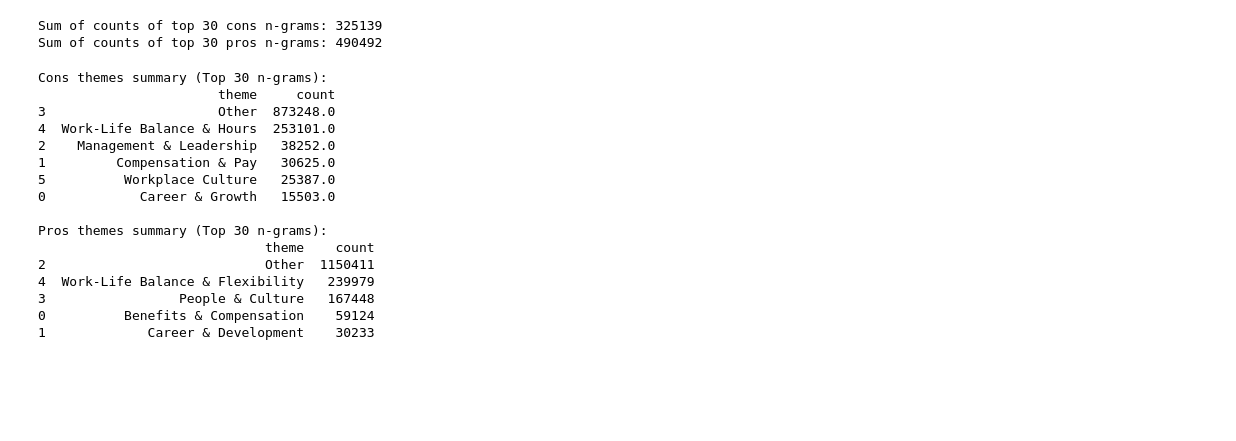
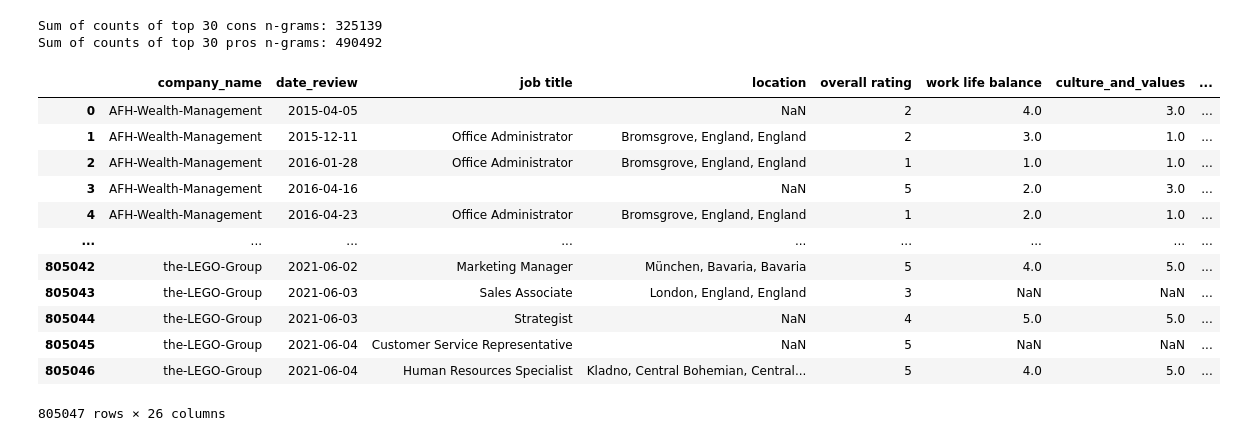
Before and after one commit to javainius/glassdoor-job-review-analysis, a Jupyter notebook: glassdoor.ipynb, the cells around one changed output. Saved outputs shown, nothing was run; the diff lists cells and outputs as text; code cells hidden in the pictures; blank space fills up the shorter version.

Commit message:
prepared top themes and top ngrams for chart making

```diff
--- a/glassdoor.ipynb
+++ b/glassdoor.ipynb
@@ -330,3 +304,6 @@ df.to_csv("glassdoor_job_reviews_optimized.csv", index=False)
 # %% [output]
 Processing 'Pros'...
 Processing 'Cons'...
+# %%
+# Load the optimized reviews file into df
+df = pd.read_csv("glassdoor_job_reviews_optimized.csv")
@@ -386,3 +363,13 @@ Sum of counts of top 30 pros n-grams: 490492
+# %%
+# Write the top 100 n-grams for cons and pros to a txt file
+with open("top_100_ngrams_pros_cons.txt", "w", encoding="utf-8") as f:
+    f.write("Top 100 n-grams in cons_optimized:\n")
+    f.write(cons.head(100).to_string())
+    f.write(f"\nSum of counts of top 100 cons n-grams: {cons.head(100).sum()}")
+
+    f.write("\n\nTop 100 n-grams in pros_optimized:\n")
+    f.write(pros.head(100).to_string())
+    f.write(f"\nSum of counts of top 100 pros n-grams: {pros.head(100).sum()}")
 # %%
 # Grazinam sumas pros ir cons top 30 n-gramų
 sum_top_30_cons = cons.head(30).sum()
@@ -439,33 +417,25 @@ def add_row_best_normalized_ngram(
-# %%
-# Sprendimas: Pakeičiam .apply(lambda row ...) naudojimą ties cons/pros DataFrame į funkciją, kuri veikia su indeksu (ngram) kaip string.
-theme_map_cons = {
-    'Work-Life Balance & Hours': ['life work', 'balance life', 'balance life work', 'hour long', 'hour work', 'busy season', 'hour long work', 'hour week', 'long time', 'load work', 'time work', 'hour time', 'long term'],
-    'Compensation & Pay': ['low pay', 'low salary'],
-    'Management & Leadership': ['management senior', 'management poor', 'management upper', 'bad management', 'management middle', 'management team'],
-    'Career & Growth': ['career progression', 'career growth', 'growth opportunity'],
-    'Workplace Culture': ['environment work', 'customer rude', 'high turnover', 'red tape', 'poor work']
-}
-
-theme_map_pros = {
-    'Work-Life Balance & Flexibility': ['balance life', 'life work', 'balance life work', 'flexible hour', 'flexible work', 'flexible working', 'home work', 'great life work'],
-    'People & Culture': ['great people', 'nice people', 'people smart', 'great team', 'co worker', 'friendly staff', 'friendly people', 'culture work', 'culture great', 'culture people', 'environment friendly'],
-    'Benefits & Compensation': ['benefit great', 'benefit pay', 'great pay', 'food free'],
-    'Career & Development': ['great opportunity', 'growth opportunity', 'career opportunity']
-}
-# %% [output]
-Cons themes summary (Top 30 n-grams):
-                       theme     count
-3                      Other  873248.0
-4  Work-Life Balance & Hours  253101.0
-2    Management & Leadership   38252.0
-1         Compensation & Pay   30625.0
-5          Workplace Culture   25387.0
-0            Career & Growth   15503.0
-
-Pros themes summary (Top 30 n-grams):
-                             theme    count
-2                            Other  1150411
-4  Work-Life Balance & Flexibility   239979
-3                 People & Culture   167448
-0          Benefits & Compensation    59124
-1             Career & Development    30233
+# %%
+with open('review_theme_maps.json', 'r', encoding='utf-8') as f:
+    data = json.load(f)
+
+theme_map_pros = data['theme_map_pros']
+theme_map_cons = data['theme_map_cons']
+
+df['assigned_pros_themes'] = df.apply(row_themes_from_ngrams, axis=1, text_col='pros_optimized', theme_map=theme_map_pros)
+df['assigned_cons_themes'] = df.apply(row_themes_from_ngrams, axis=1, text_col='cons_optimized', theme_map=theme_map_cons)
+
+df
+# %% [output]
+|  | company_name | date_review | job title | location | overall rating | work life balance | culture_and_values | ... |
+| 0 | AFH-Wealth-Management | 2015-04-05 |  | NaN | 2 | 4.0 | 3.0 | ... |
+| 1 | AFH-Wealth-Management | 2015-12-11 | Office Administrator | Bromsgrove, England, England | 2 | 3.0 | 1.0 | ... |
+| 2 | AFH-Wealth-Management | 2016-01-28 | Office Administrator | Bromsgrove, England, England | 1 | 1.0 | 1.0 | ... |
+| 3 | AFH-Wealth-Management | 2016-04-16 |  | NaN | 5 | 2.0 | 3.0 | ... |
+| 4 | AFH-Wealth-Management | 2016-04-23 | Office Administrator | Bromsgrove, England, England | 1 | 2.0 | 1.0 | ... |
+| ... | ... | ... | ... | ... | ... | ... | ... | ... |
+| 805042 | the-LEGO-Group | 2021-06-02 | Marketing Manager | München, Bavaria, Bavaria | 5 | 4.0 | 5.0 | ... |
+| 805043 | the-LEGO-Group | 2021-06-03 | Sales Associate | London, England, England | 3 | NaN | NaN | ... |
+| 805044 | the-LEGO-Group | 2021-06-03 | Strategist | NaN | 4 | 5.0 | 5.0 | ... |
+| 805045 | the-LEGO-Group | 2021-06-04 | Customer Service Representative | NaN | 5 | NaN | NaN | ... |
+| 805046 | the-LEGO-Group | 2021-06-04 | Human Resources Specialist | Kladno, Central Bohemian, Central... | 5 | 4.0 | 5.0 | ... |
+805047 rows × 26 columns
```
Also changed, not shown: parts of 8 cells of this notebook, 2 other files.
